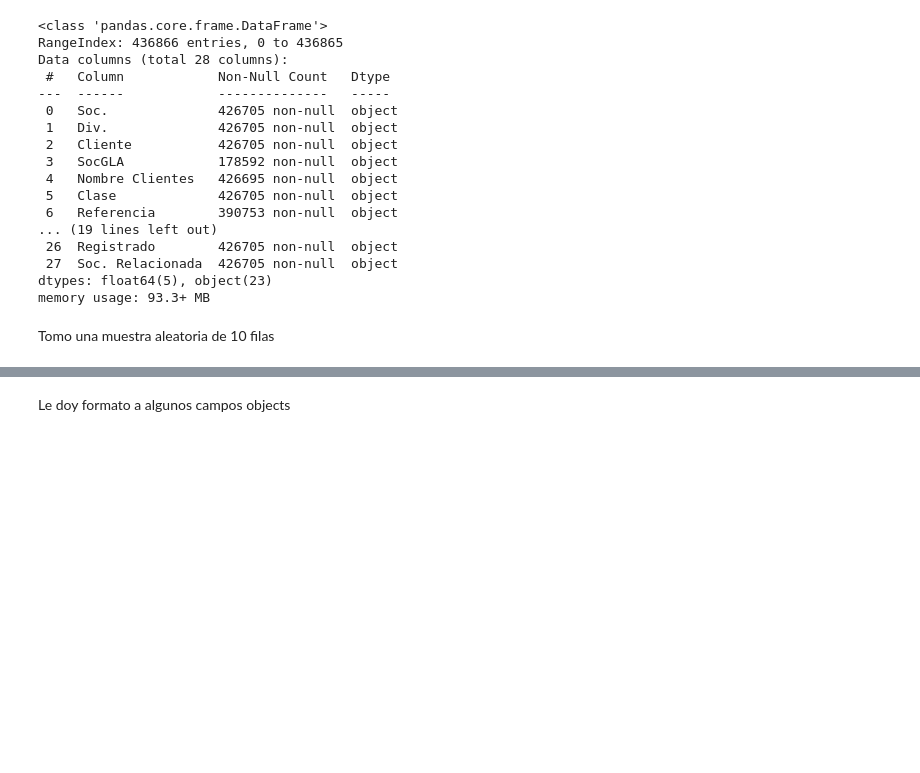
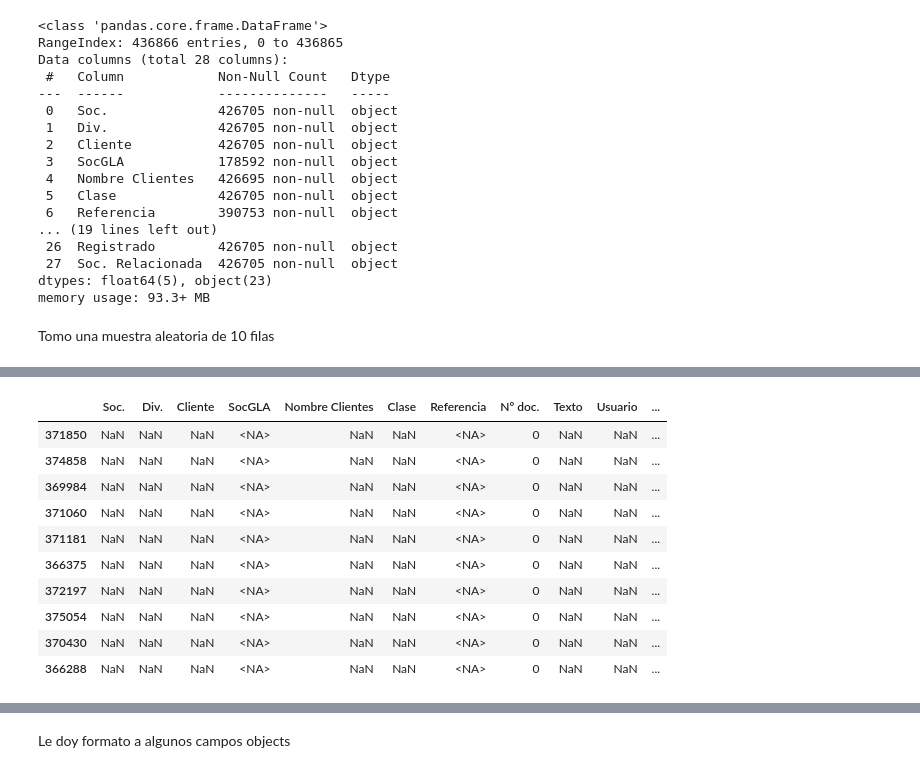
Before and after one commit to 1fac/mi_proyecto_git_61680, a Jupyter notebook: Mi_proyecto_61680.ipynb, the cells around one changed output, grey strips where cells are left out. Drawn from its saved outputs; the diff is of its cells as text; code cells hidden in the pictures; blank space fills up the shorter version.

```diff
--- a/Mi_proyecto_61680.ipynb
+++ b/Mi_proyecto_61680.ipynb
@@ -388,0 +337,16 @@ df_comp_orig.sample(5)
+# %%
+nan_rows = df_comp_orig.iloc[365756:375916]
+# %%
+nan_rows.sample(10)
+# %% [output]
+|  | Soc. | Div. | Cliente | SocGLA | Nombre Clientes | Clase | Referencia | Nº doc. | Texto | Usuario | ... |
+| 371850 | NaN | NaN | NaN | <NA> | NaN | NaN | <NA> | 0 | NaN | NaN | ... |
+| 374858 | NaN | NaN | NaN | <NA> | NaN | NaN | <NA> | 0 | NaN | NaN | ... |
+| 369984 | NaN | NaN | NaN | <NA> | NaN | NaN | <NA> | 0 | NaN | NaN | ... |
+| 371060 | NaN | NaN | NaN | <NA> | NaN | NaN | <NA> | 0 | NaN | NaN | ... |
+| 371181 | NaN | NaN | NaN | <NA> | NaN | NaN | <NA> | 0 | NaN | NaN | ... |
+| 366375 | NaN | NaN | NaN | <NA> | NaN | NaN | <NA> | 0 | NaN | NaN | ... |
+| 372197 | NaN | NaN | NaN | <NA> | NaN | NaN | <NA> | 0 | NaN | NaN | ... |
+| 375054 | NaN | NaN | NaN | <NA> | NaN | NaN | <NA> | 0 | NaN | NaN | ... |
+| 370430 | NaN | NaN | NaN | <NA> | NaN | NaN | <NA> | 0 | NaN | NaN | ... |
+| 366288 | NaN | NaN | NaN | <NA> | NaN | NaN | <NA> | 0 | NaN | NaN | ... |
```
Also changed, not shown: parts of 15 cells of this notebook.
